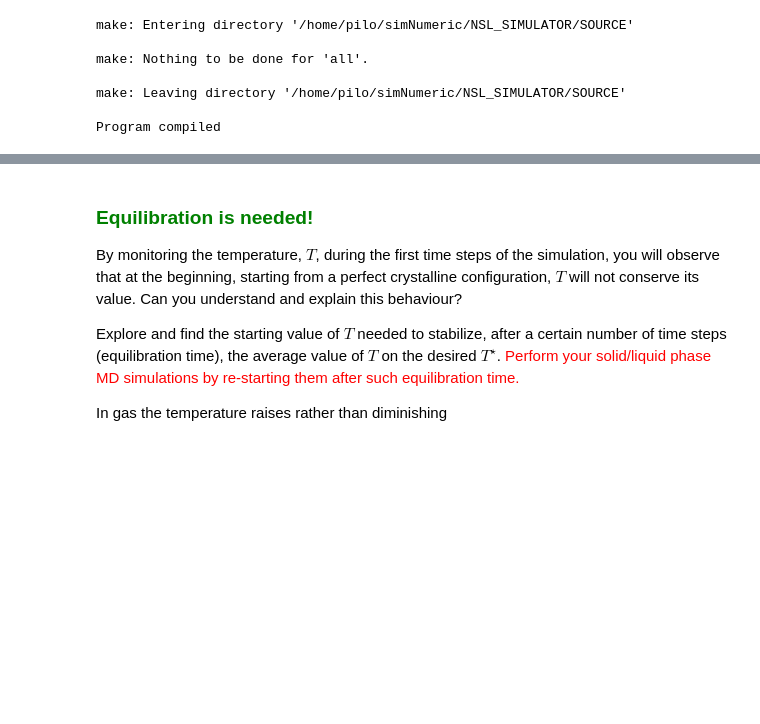
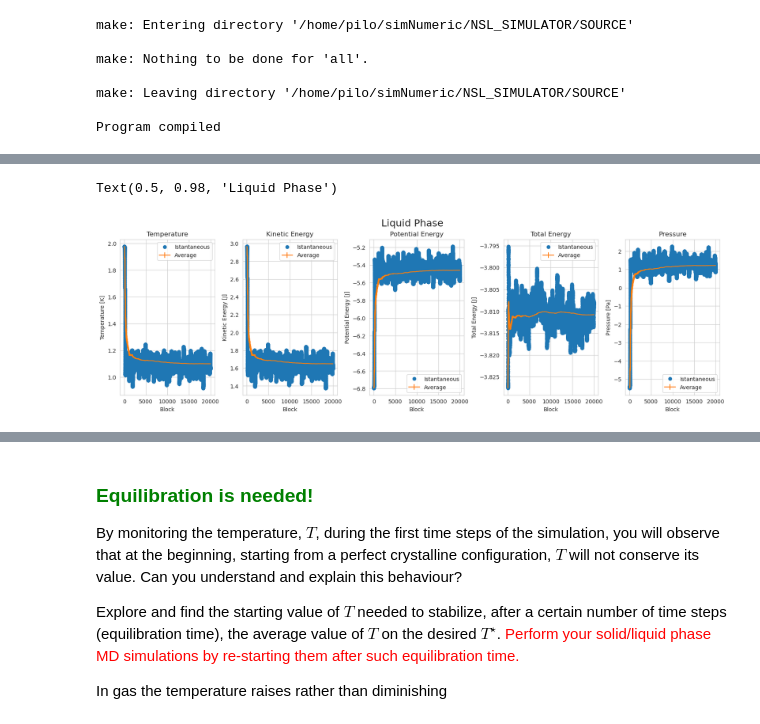
Before and after one commit to RandDouble/SimulazioneNumerica, a Jupyter notebook: LSN_Exercises_04.ipynb, the cells around one changed output, grey strips where cells are left out. Cells and saved outputs as stored; diff of their text form; code cells hidden in the pictures; blank space fills up the shorter version.

```diff
--- a/LSN_Exercises_04.ipynb
+++ b/LSN_Exercises_04.ipynb
@@ -212,0 +152,7 @@ gas_fig, gas_axs = print_resulting_data(*gas_dfs)
+# %%
+liquid_dfs : List[pd.DataFrame] = eq.load_resulting_data(liquid_res_dir)
+liquid_fig, liquid_axs = eq.print_resulting_data(*liquid_dfs)
+liquid_fig.suptitle("Liquid Phase", fontsize=18)
+# %% [output]
+Text(0.5, 0.98, 'Liquid Phase')
+[figure, added]
```
Also changed, not shown: parts of 40 cells of this notebook.
